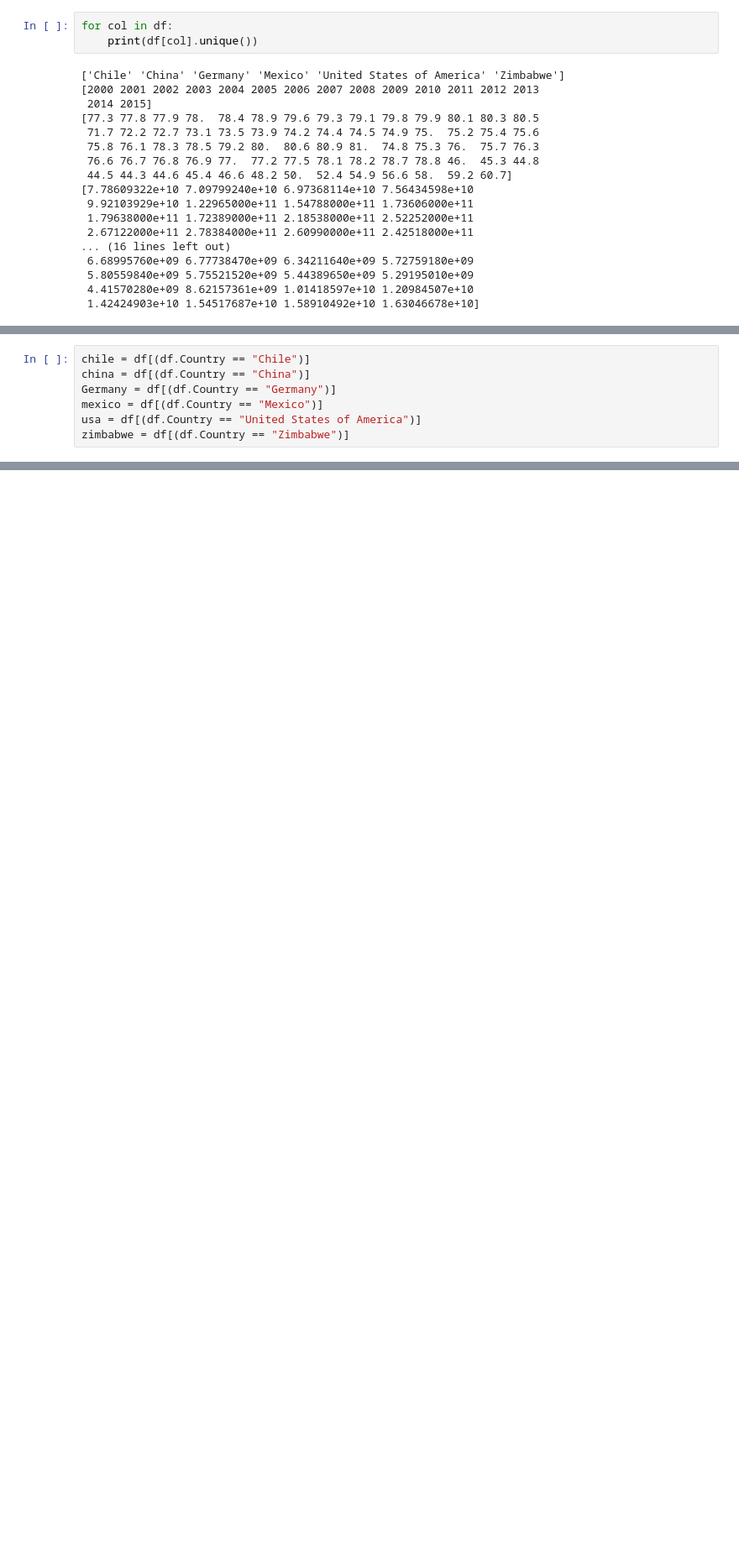
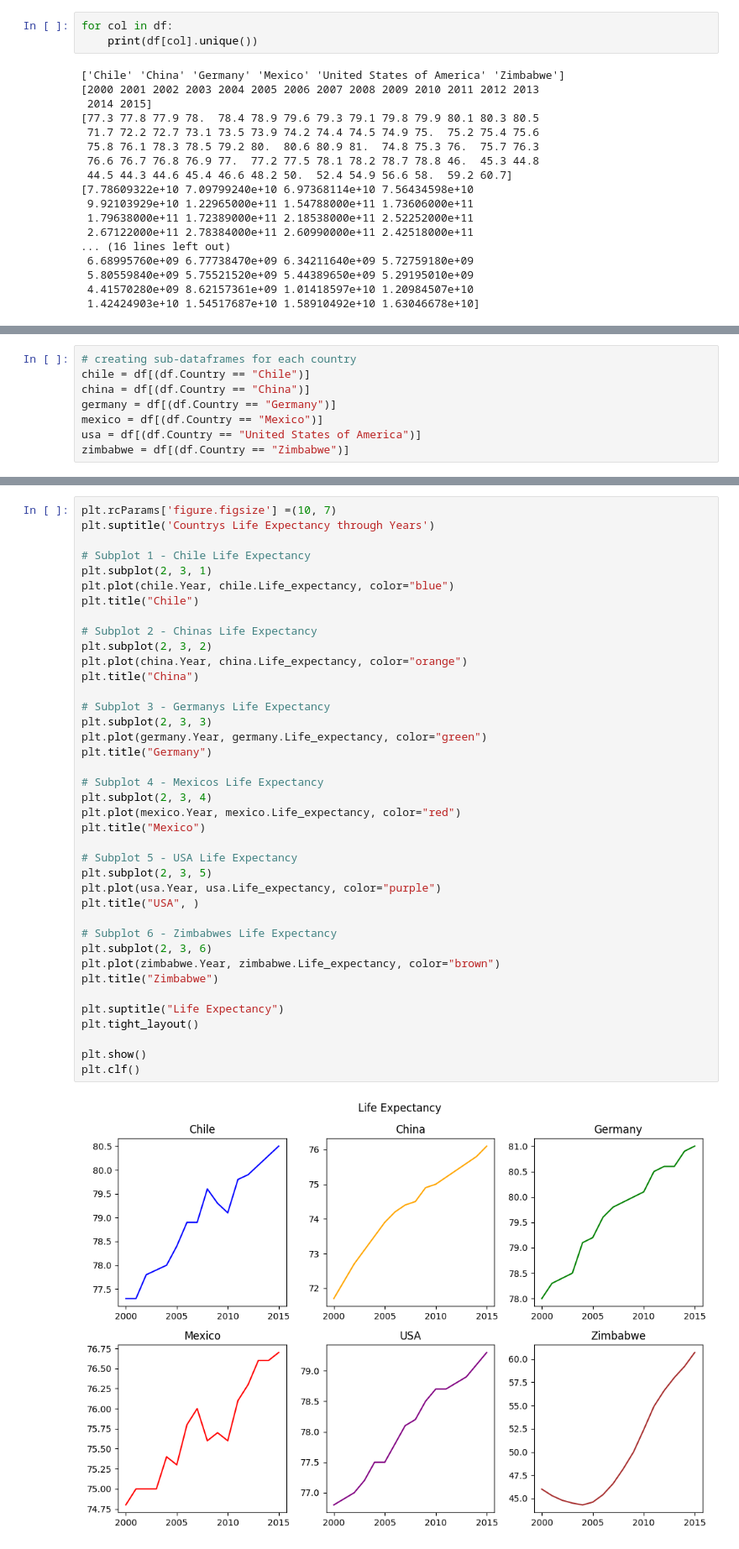
Before and after one commit to dmernik4/Life-Expectancy-and-GDP, a Jupyter notebook: life_expectancy_gdp.ipynb, the cells around one changed output, grey strips where cells are left out. Shown: that part at 84% size. Drawn from its saved outputs; the diff is of its cells as text; blank space fills up the shorter version.

```diff
--- a/life_expectancy_gdp.ipynb
+++ b/life_expectancy_gdp.ipynb
@@ -54,7 +73,8 @@ for col in df:
 # %%
+# creating sub-dataframes for each country
 chile = df[(df.Country == "Chile")]
 china = df[(df.Country == "China")]
-Germany = df[(df.Country == "Germany")]
+germany = df[(df.Country == "Germany")]
 mexico = df[(df.Country == "Mexico")]
 usa = df[(df.Country == "United States of America")]
 zimbabwe = df[(df.Country == "Zimbabwe")]
@@ -66,0 +101,41 @@ plt.show()
+# %%
+plt.rcParams['figure.figsize'] =(10, 7)
+plt.suptitle('Countrys Life Expectancy through Years')
+
+# Subplot 1 - Chile Life Expectancy
+plt.subplot(2, 3, 1)
+plt.plot(chile.Year, chile.Life_expectancy, color="blue")
+plt.title("Chile")
+
+# Subplot 2 - Chinas Life Expectancy
+plt.subplot(2, 3, 2)
+plt.plot(china.Year, china.Life_expectancy, color="orange")
+plt.title("China")
+
+# Subplot 3 - Germanys Life Expectancy
+plt.subplot(2, 3, 3)
+plt.plot(germany.Year, germany.Life_expectancy, color="green")
+plt.title("Germany")
+
+# Subplot 4 - Mexicos Life Expectancy
+plt.subplot(2, 3, 4)
+plt.plot(mexico.Year, mexico.Life_expectancy, color="red")
+plt.title("Mexico")
+
+# Subplot 5 - USA Life Expectancy
+plt.subplot(2, 3, 5)
+plt.plot(usa.Year, usa.Life_expectancy, color="purple")
+plt.title("USA", )
+
+# Subplot 6 - Zimbabwes Life Expectancy
+plt.subplot(2, 3, 6)
+plt.plot(zimbabwe.Year, zimbabwe.Life_expectancy, color="brown")
+plt.title("Zimbabwe")
+
+plt.suptitle("Life Expectancy")
+plt.tight_layout()
+
+plt.show()
+plt.clf()
+# %% [output]
+[figure, added]
```
Also changed, not shown: parts of 14 cells of this notebook.
